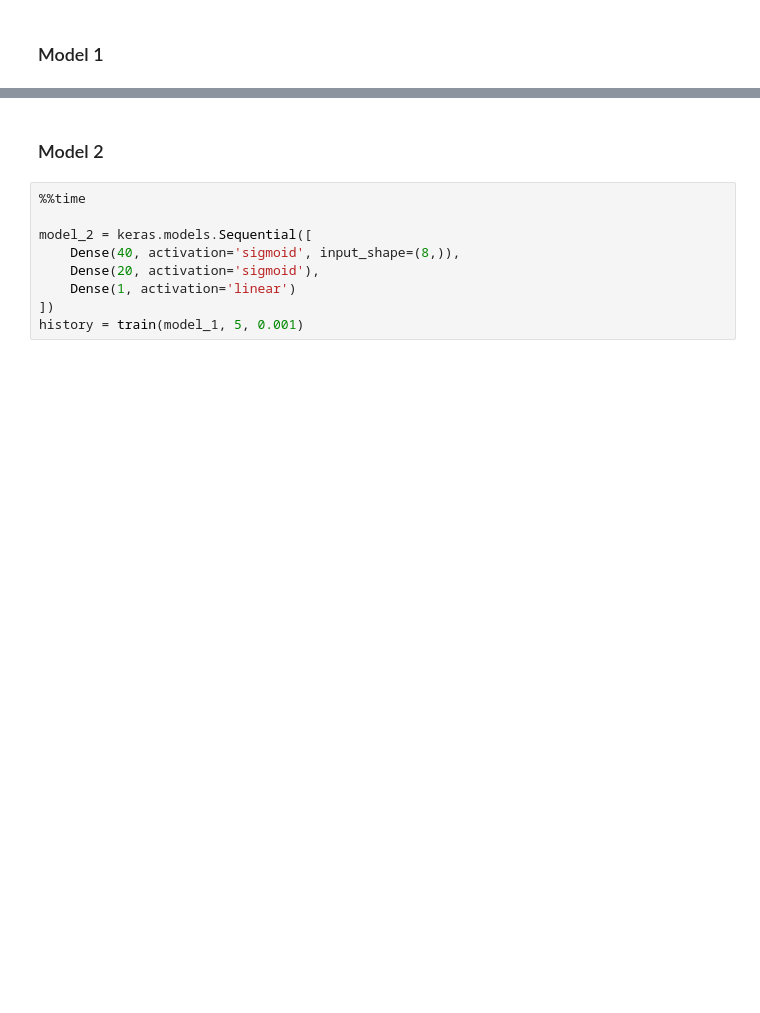
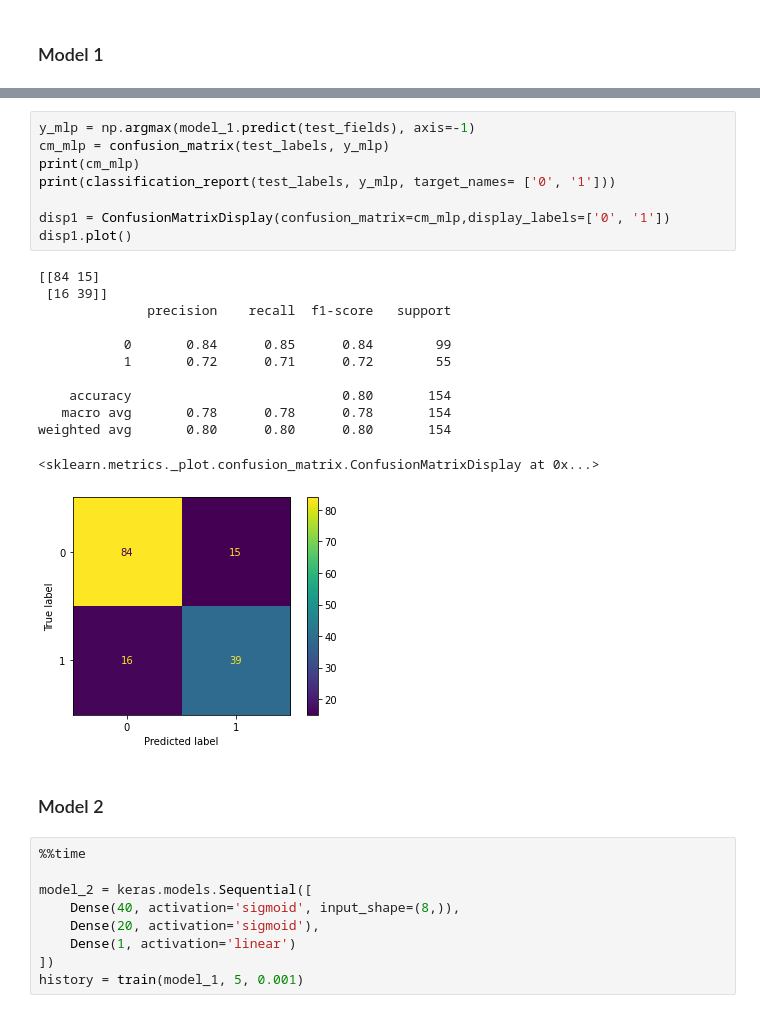
Before and after one commit to ArjunNarayan2066/Test, a Jupyter notebook: A2Q1.ipynb, the cells around one changed output, grey strips where cells are left out. Drawn from its saved outputs; the diff is of its cells as text; blank space fills up the shorter version.

```diff
--- a/A2Q1.ipynb
+++ b/A2Q1.ipynb
@@ -210,3 +220,24 @@ Test loss:  0.9414955377578735
+# %%
+y_mlp = np.argmax(model_1.predict(test_fields), axis=-1)
+cm_mlp = confusion_matrix(test_labels, y_mlp)
+print(cm_mlp)
+print(classification_report(test_labels, y_mlp, target_names= ['0', '1']))
+
+disp1 = ConfusionMatrixDisplay(confusion_matrix=cm_mlp,display_labels=['0', '1'])
+disp1.plot()
+# %% [output]
+[[84 15]
+ [16 39]]
+              precision    recall  f1-score   support
+
+           0       0.84      0.85      0.84        99
+           1       0.72      0.71      0.72        55
+
+    accuracy                           0.80       154
+   macro avg       0.78      0.78      0.78       154
+weighted avg       0.80      0.80      0.80       154
+<sklearn.metrics._plot.confusion_matrix.ConfusionMatrixDisplay at 0x...>
+[figure, added]
 # %% [markdown]
 ### Model 2
 # %%
```
Also changed, not shown: parts of 4 cells of this notebook.
